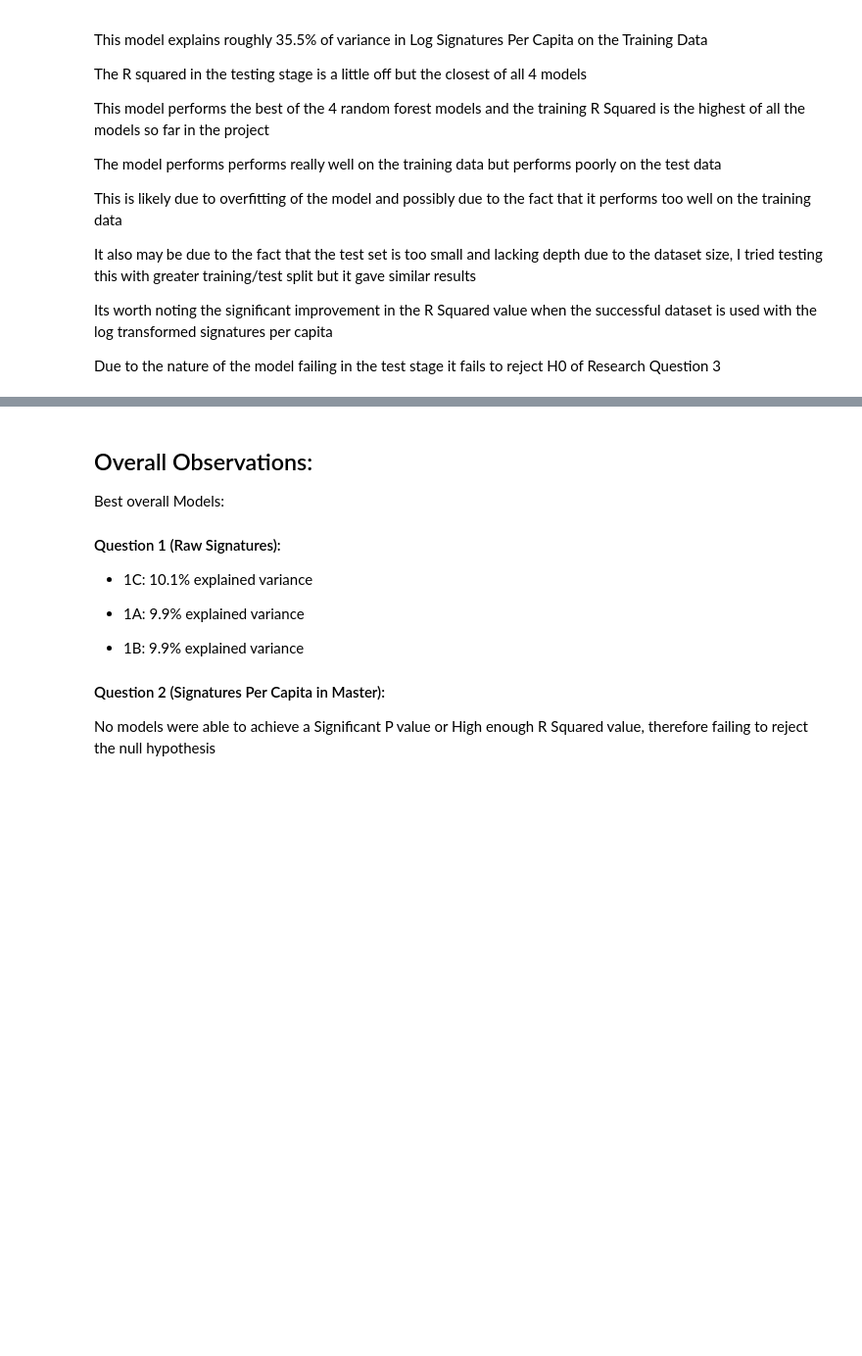
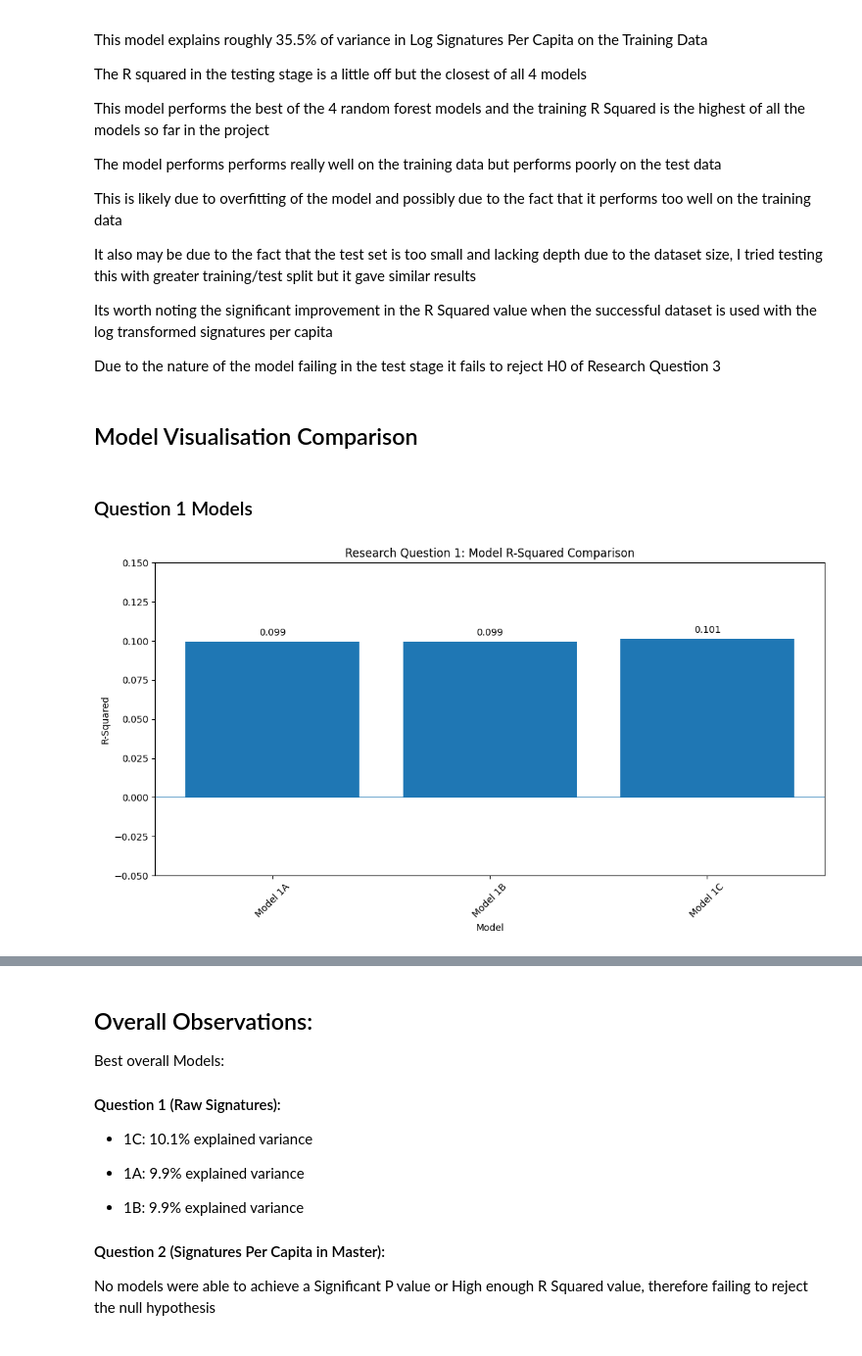
Before and after one commit to Matthew-Riddell/MSc-Dissertation, a Jupyter notebook: notebooks/12-model-results.ipynb, the cells around one changed output, grey strips where cells are left out. Shown at 98% size. Cells and saved outputs as stored; diff of their text form; code cells hidden in the pictures; blank space fills up the shorter version.

Commit message:
Visualisation Outputs

```diff
--- a/notebooks/12-model-results.ipynb
+++ b/notebooks/12-model-results.ipynb
@@ -1487,3 +1489,39 @@ It also may be due to the fact that the test set is too small and lacking depth
 Its worth noting the significant improvement in the R Squared value when the successful dataset is used with the log transformed signatures per capita
 
 Due to the nature of the model failing in the test stage it fails to reject H0 of Research Question 3
+# %% [markdown]
+## Model Visualisation Comparison
+# %% [markdown]
+### Question 1 Models
+# %%
+q1_models = {
+    "Model 1A": 0.09937624969017278,
+    "Model 1B": 0.09937624969017278,
+    "Model 1C": 0.10132061322787378
+}
+
+plt.figure(figsize=(11, 6))
+
+plt.bar(q1_models.keys(), q1_models.values())
+
+plt.title("Research Question 1: Model R-Squared Comparison")
+plt.xlabel("Model")
+plt.ylabel("R-Squared")
+
+# add labels
+for i, value in enumerate(q1_models.values()):
+    if value >= 0:
+        plt.text(i, value + 0.004, f"{value:.3f}", ha="center")
+    else:
+        plt.text(i, -0.035, f"{value:.3f}", ha="center")
+
+# Limit negative y axis
+plt.ylim(-0.05, 0.15)
+
+plt.axhline(0, linewidth=0.8)
+
+plt.xticks(rotation=45)
+plt.tight_layout()
+plt.show()
+# %% [output]
+[figure, added]
```
Also changed, not shown: parts of 24 cells of this notebook, 17 other files.
